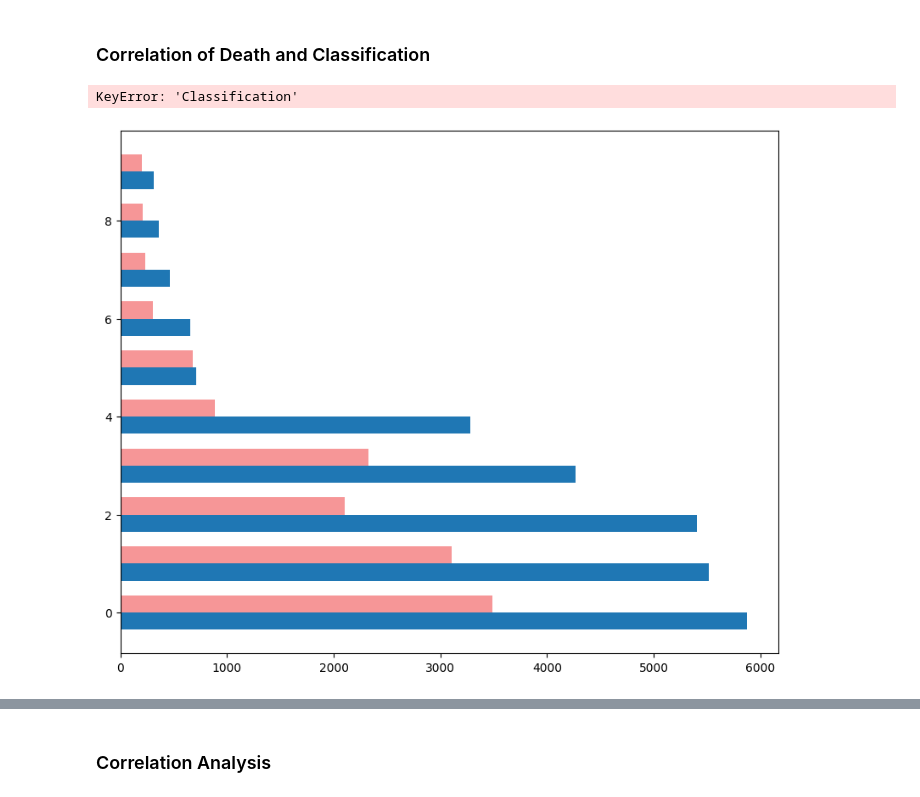
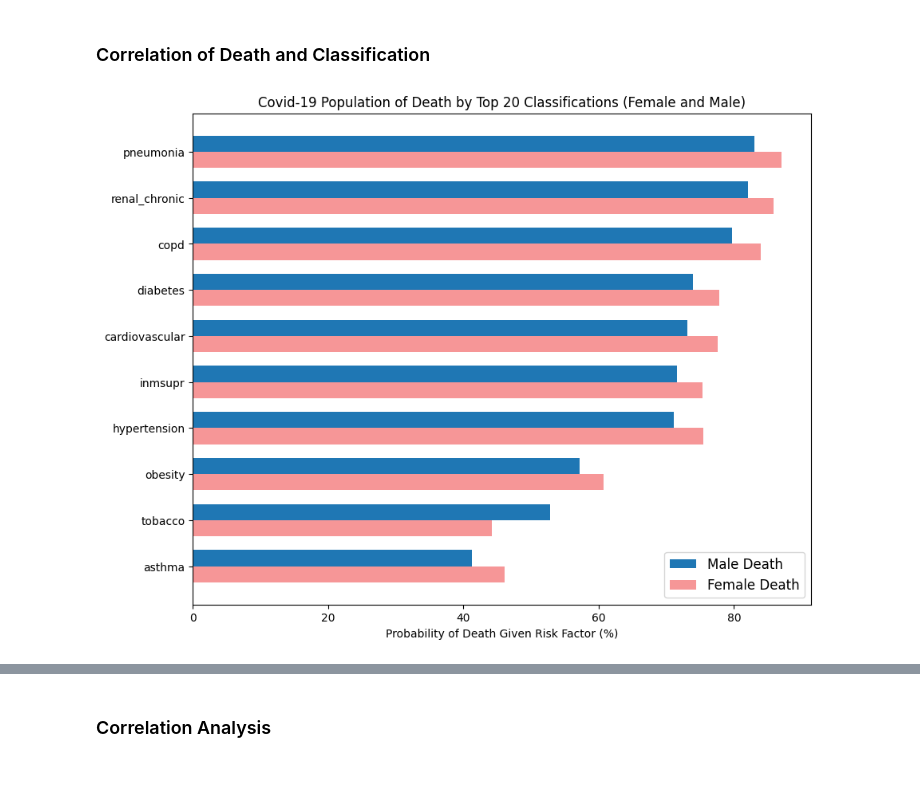
Before and after one commit to RichieMonkeyNinja/covid19-mortality-risk-factors, a Jupyter notebook: WQD7003_DataAnalytics_GroupProject.ipynb, the cells around one changed output, grey strips where cells are left out. Saved outputs shown, nothing was run; the diff lists cells and outputs as text; code cells hidden in the pictures.

```diff
--- a/WQD7003_DataAnalytics_GroupProject.ipynb
+++ b/WQD7003_DataAnalytics_GroupProject.ipynb
@@ -711,8 +711,8 @@ for condition in condition_columns:
     # --- MALE ---
     male_with_condition = df_male_clean_group[df_male_clean_group[condition] == 1]
     pop_male = len(male_with_condition)
-    death_male = len(male_with_condition[male_with_condition['death_status'] == 0])
-    alive_male = len(male_with_condition[male_with_condition['death_status'] == 1])
+    death_male = len(male_with_condition[male_with_condition['death_status'] == 1])
+    alive_male = len(male_with_condition[male_with_condition['death_status'] == 0])
 
     if pop_male > 0:
         saving_into_dataFrame_male.append({
@@ -727,8 +727,8 @@ for condition in condition_columns:
     # --- FEMALE ---
     female_with_condition = df_female_clean_group[df_female_clean_group[condition] == 1]
     pop_female = len(female_with_condition)
-    death_female = len(female_with_condition[female_with_condition['death_status'] == 0])
-    alive_female = len(female_with_condition[female_with_condition['death_status'] == 1])
+    death_female = len(female_with_condition[female_with_condition['death_status'] == 1])
+    alive_female = len(female_with_condition[female_with_condition['death_status'] == 0])
 
     if pop_female > 0:
         saving_into_dataFrame_female.append({
@@ -828,7 +828,7 @@ This phase involves exploring the data through statistical analysis and visualiz
 ### Most Common Conditions
 # %%
 #20 most common condtions on horizontal graph for female
-top_combos = data_classification_analysis.nlargest(20, 'Alive')
+top_combos = data_classification_analysis
 
 top_combos['p_alive'] = top_combos.Alive / top_combos.Population
 top_combos = top_combos.sort_values(by='p_alive', ascending=False)
@@ -847,6 +853,7 @@ The chart displays the top 20 condition combinations associated with COVID-19 su
 # %%
 #20 most common condtions on horizontal graph for female
 top_combos['p_death'] = top_combos.Deaths / top_combos.Population
+top_combos = top_combos.sort_values(by='p_death', ascending=False)
 plt.figure(figsize=(10,6))
 plt.barh(top_combos['Condition'], top_combos['p_death'] * 100, color='#F69697')
 plt.gca().invert_yaxis()
@@ -861,21 +872,26 @@ The horizontal bar chart shows the top 20 condition combinations associated with
 # %% [markdown]
 ### Correlation of Death and Classification
 # %%
-top_combos = data_classification_analysis.nlargest(20, 'Deaths')
-v1, v2 = top_combos['Female Deaths'], top_combos['Male Deaths']
+
+top_combos['p_male_alive'] = top_combos['Male Alive'] / (top_combos['Male Alive'] + top_combos['Male Deaths']) * 100
+top_combos['p_male_death'] = top_combos['Male Deaths'] / (top_combos['Male Alive'] + top_combos['Male Deaths']) * 100
+
+top_combos['p_female_alive'] = top_combos['Female Alive'] / (top_combos['Female Alive'] + top_combos['Female Deaths']) * 100
+top_combos['p_female_death'] = top_combos['Female Deaths'] / (top_combos['Female Alive'] + top_combos['Female Deaths']) * 100
+
+v1, v2 = top_combos['p_female_death'], top_combos['p_male_death']
 w, x = 0.35, np.arange(len(top_combos))
 
 plt.figure(figsize=(10, 8))
 plt.barh(x - w/2, v2, w, label='Male Death')
 plt.barh(x + w/2, v1, w, label='Female Death', color = '#F69697')
 
 
-plt.yticks(x, top_combos['Classification'])
-plt.xlabel('Population')
+plt.yticks(x, top_combos['Condition'])
+plt.xlabel('Probability of Death Given Risk Factor (%)')
 plt.title('Covid-19 Population of Death by Top 20 Classifications (Female and Male)')
 plt.gca().invert_yaxis()
 plt.legend(fontsize=12)
 plt.show()
 # %% [output]
-KeyError: 'Classification'
-[figure, old version]
+[figure, new version]
```
Also changed, not shown: parts of 29 cells of this notebook.
